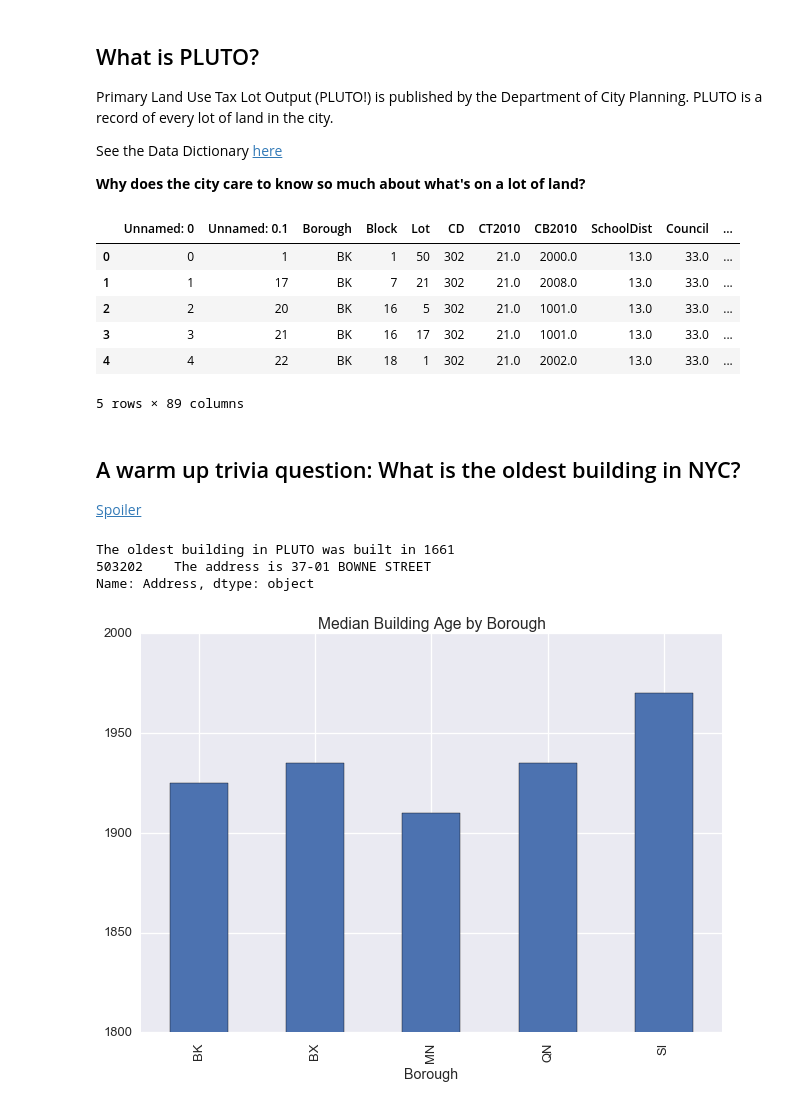
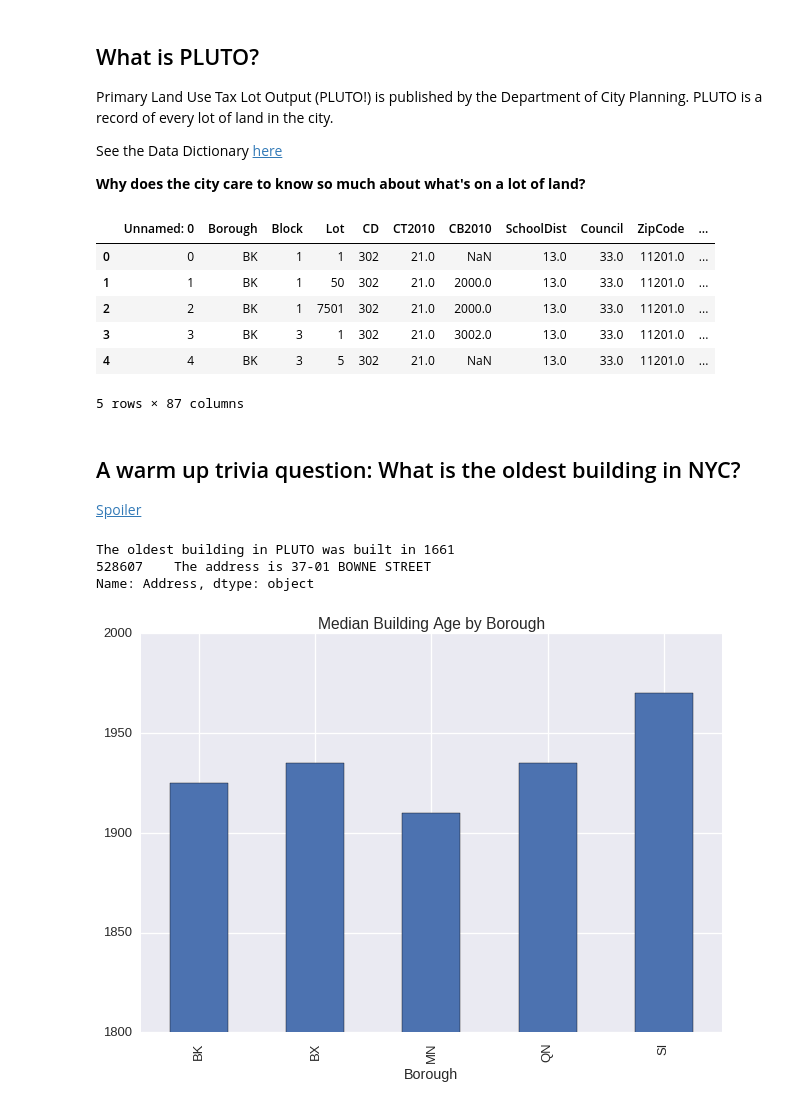
Before and after one commit to MODA-NYC/smart_cities_17, a Jupyter notebook: SmartCities.ipynb, the cells around one changed output. Cells and saved outputs as stored; diff of their text form; code cells hidden in the pictures.

```diff
--- a/SmartCities.ipynb
+++ b/SmartCities.ipynb
@@ -70,18 +78,19 @@ See the Data Dictionary [here](https://www1.nyc.gov/assets/planning/download/pdf
 
 **Why does the city care to know so much about what's on a lot of land?**
 # %%
-##I've done one bit of prep work that combined all five borough files into a single table.
-PLUTO = pd.read_csv('PLUTO_processed.csv')
+##I've done one bit of prep work that combined all five borough files into a single table. This will load the file
+## from a place I've saved it online. It may take 30+ seconds because it is quite large.
+PLUTO = pd.read_csv('https://s3.amazonaws.com/modashare/PLUTO_processed.csv')
 
 PLUTO.head()
 # %% [output]
-|  | Unnamed: 0 | Unnamed: 0.1 | Borough | Block | Lot | CD | CT2010 | CB2010 | SchoolDist | Council | ... |
-| 0 | 0 | 1 | BK | 1 | 50 | 302 | 21.0 | 2000.0 | 13.0 | 33.0 | ... |
-| 1 | 1 | 17 | BK | 7 | 21 | 302 | 21.0 | 2008.0 | 13.0 | 33.0 | ... |
-| 2 | 2 | 20 | BK | 16 | 5 | 302 | 21.0 | 1001.0 | 13.0 | 33.0 | ... |
-| 3 | 3 | 21 | BK | 16 | 17 | 302 | 21.0 | 1001.0 | 13.0 | 33.0 | ... |
-| 4 | 4 | 22 | BK | 18 | 1 | 302 | 21.0 | 2002.0 | 13.0 | 33.0 | ... |
+|  | Unnamed: 0 | Borough | Block | Lot | CD | CT2010 | CB2010 | SchoolDist | Council | ZipCode | ... |
+| 0 | 0 | BK | 1 | 1 | 302 | 21.0 | NaN | 13.0 | 33.0 | 11201.0 | ... |
+| 1 | 1 | BK | 1 | 50 | 302 | 21.0 | 2000.0 | 13.0 | 33.0 | 11201.0 | ... |
+| 2 | 2 | BK | 1 | 7501 | 302 | 21.0 | 2000.0 | 13.0 | 33.0 | 11201.0 | ... |
+| 3 | 3 | BK | 3 | 1 | 302 | 21.0 | 3002.0 | 13.0 | 33.0 | 11201.0 | ... |
+| 4 | 4 | BK | 3 | 5 | 302 | 21.0 | NaN | 13.0 | 33.0 | 11201.0 | ... |
-5 rows × 89 columns
+5 rows × 87 columns
 # %% [markdown]
 
 ## A warm up trivia question: What is the oldest building in NYC?
@@ -97,7 +106,7 @@ print 'The oldest building in PLUTO was built in ' + str(PLUTO.YearBuilt.min())
 print 'The address is ' + PLUTO[PLUTO.YearBuilt == PLUTO.YearBuilt.min()].Address
 # %% [output]
 The oldest building in PLUTO was built in 1661
-503202    The address is 37-01 BOWNE STREET
+528607    The address is 37-01 BOWNE STREET
 Name: Address, dtype: object
 # %%
 age = PLUTO.groupby('Borough')['YearBuilt'].median().plot(kind = 'bar', title = 'Median Building Age by Borough')
```
Also changed, not shown: parts of 8 cells of this notebook.
